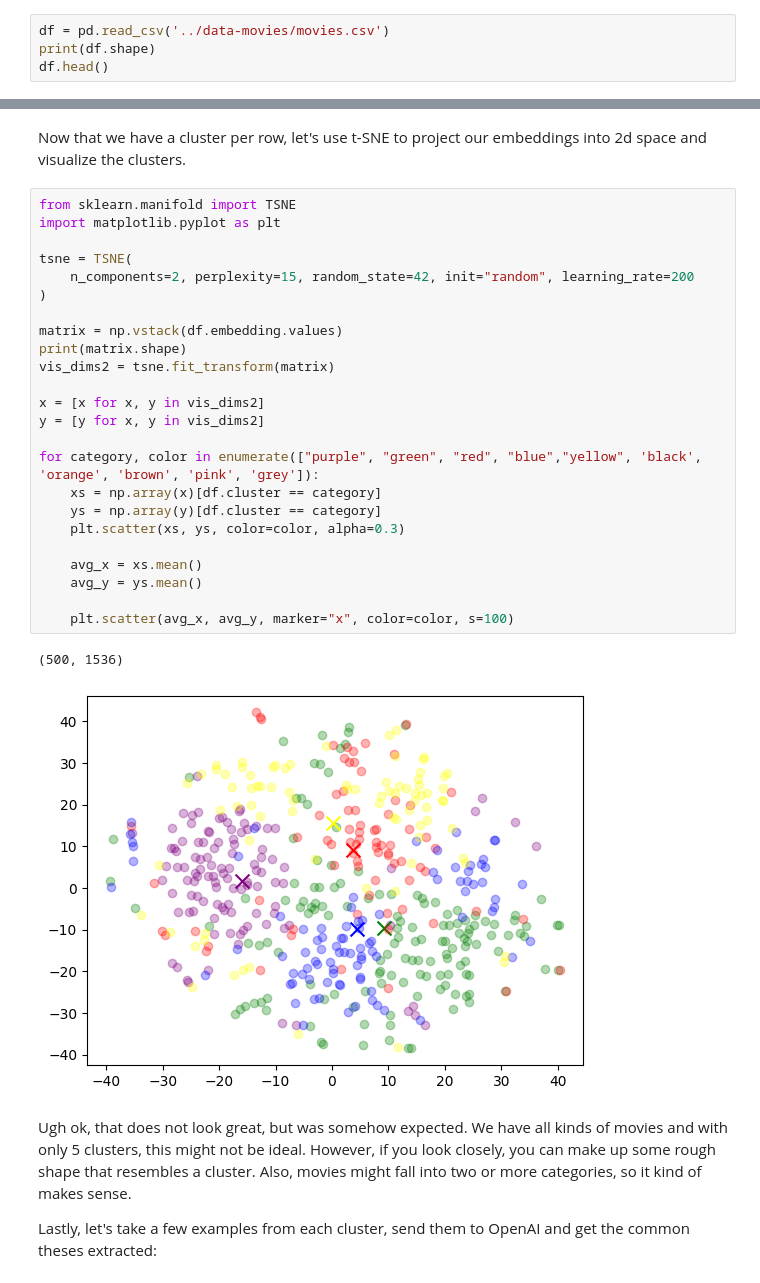
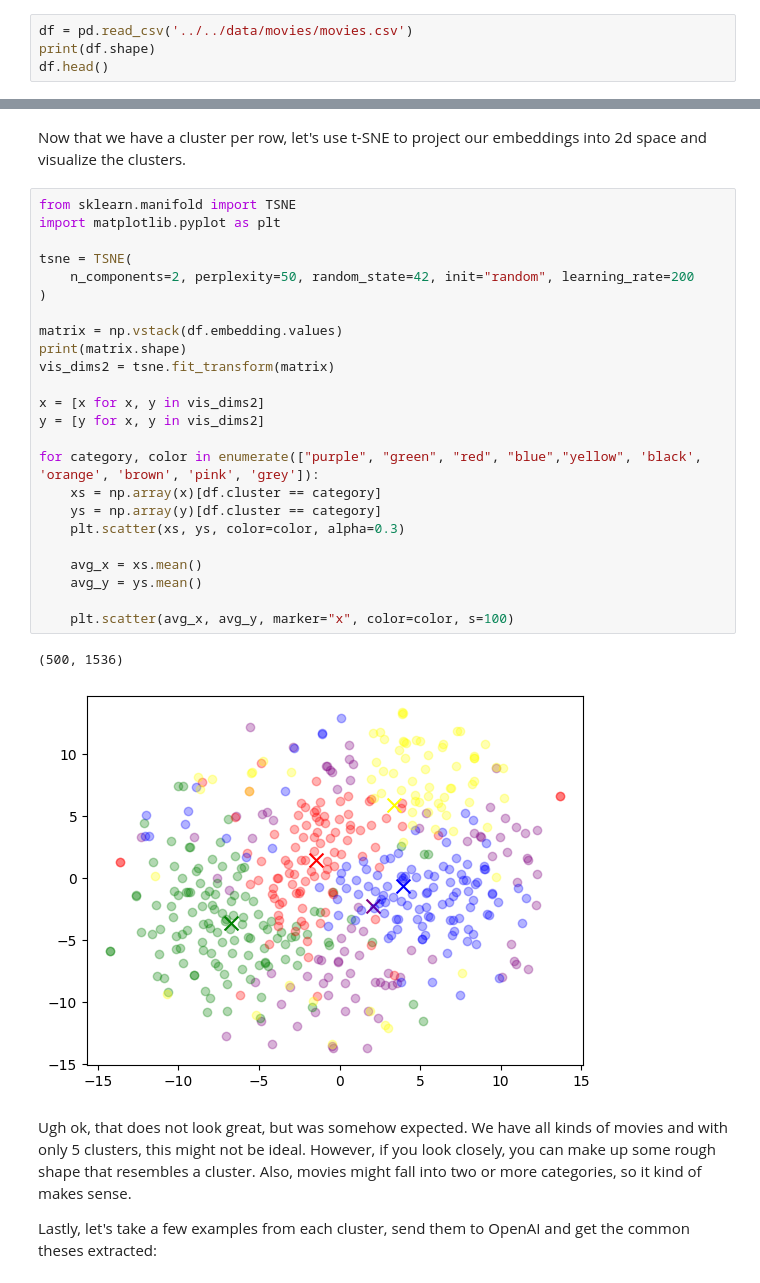
Before and after one commit to microsoft/azure-openai-in-a-day-workshop, a Jupyter notebook: exercises/solutions/movie_classification_unsupervised_incl_recommendations_solution.ipynb, the cells around one changed output, grey strips where cells are left out. Drawn from its saved outputs; the diff is of its cells as text.

Commit message:
Moved data to central folder and updated all examples

```diff
--- a/exercises/solutions/movie_classification_unsupervised_incl_recommendations_solution.ipynb
+++ b/exercises/solutions/movie_classification_unsupervised_incl_recommendations_solution.ipynb
@@ -28,7 +28,7 @@ encoding = tiktoken.get_encoding('cl100k_base')
 # %% [markdown]
 Load `movies.csv`:
 # %%
-df = pd.read_csv('../data-movies/movies.csv')
+df = pd.read_csv('../../data/movies/movies.csv')
 print(df.shape)
 df.head()
 # %% [output]
@@ -94,30 +94,30 @@ Now that we have a cluster per row, let's use t-SNE to project our embeddings in
 # %%
 from sklearn.manifold import TSNE
 import matplotlib.pyplot as plt
 
 tsne = TSNE(
-    n_components=2, perplexity=15, random_state=42, init="random", learning_rate=200
+    n_components=2, perplexity=50, random_state=42, init="random", learning_rate=200
 )
 
 matrix = np.vstack(df.embedding.values)
 print(matrix.shape)
 vis_dims2 = tsne.fit_transform(matrix)
 
 x = [x for x, y in vis_dims2]
 y = [y for x, y in vis_dims2]
 
 for category, color in enumerate(["purple", "green", "red", "blue","yellow", 'black', 'orange', 'brown', 'pink', 'grey']):
     xs = np.array(x)[df.cluster == category]
     ys = np.array(y)[df.cluster == category]
     plt.scatter(xs, ys, color=color, alpha=0.3)
 
     avg_x = xs.mean()
     avg_y = ys.mean()
 
     plt.scatter(avg_x, avg_y, marker="x", color=color, s=100)
 # %% [output]
 (500, 1536)
-[figure, old version]
+[figure, new version]
 # %% [markdown]
 Ugh ok, that does not look great, but was somehow expected. We have all kinds of movies and with only 5 clusters, this might not be ideal. However, if you look closely, you can make up some rough shape that resembles a cluster. Also, movies might fall into two or more categories, so it kind of makes sense.
 
```
Also changed, not shown: parts of 2 cells of this notebook, 11 other files.
